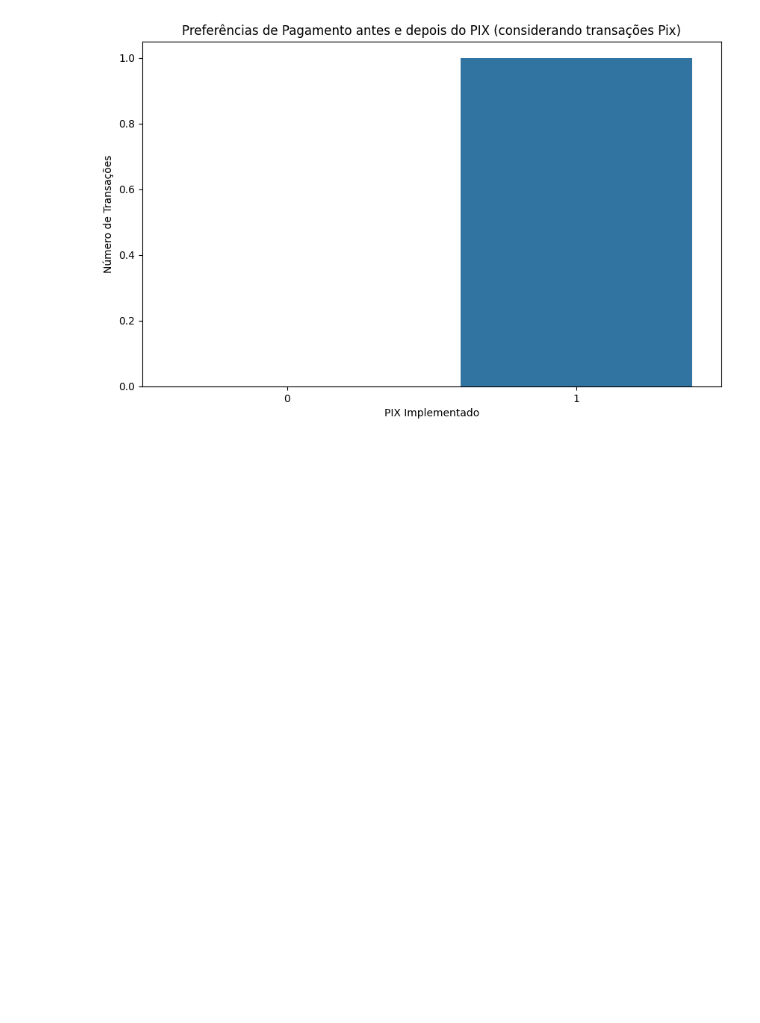
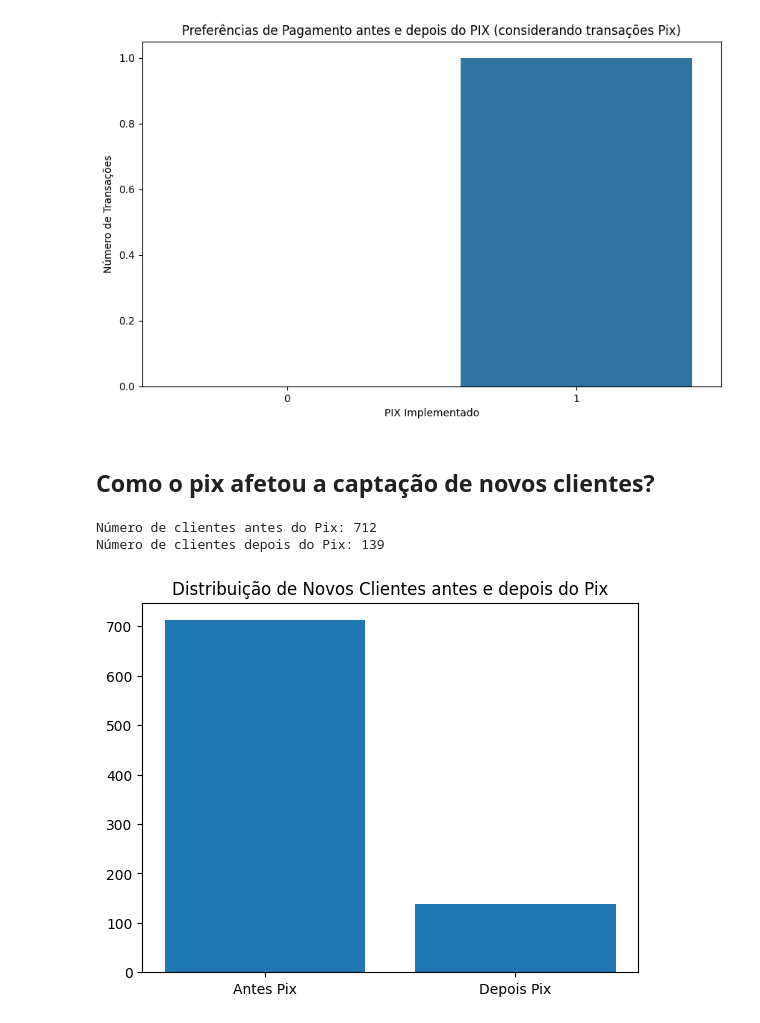
Before and after one commit to valdenio458/analista-de-dados-desafio-Indicium, a Jupyter notebook: perguntas_de_negocio.ipynb, the cells around one changed output. Cells and saved outputs as stored; diff of their text form; code cells hidden in the pictures; blank space fills up the shorter version.

```diff
--- a/perguntas_de_negocio.ipynb
+++ b/perguntas_de_negocio.ipynb
@@ -14,6 +14,9 @@ transacoes_df = pd.read_csv('/content/transacoes.csv')
 # %%
 # Carregar dados do arquivo 'agencias'
 agencias_df = pd.read_csv('/content/agencias.csv')
+# %%
+# Carregar dados do arquivo 'clientes'
+clientes_df = pd.read_csv('/content/clientes.csv')
 # %% [markdown]
 ### Calcular o volume médio de transações por agência
 # %%
@@ -206,3 +209,35 @@ The `ci` parameter is deprecated. Use `errorbar=None` for the same effect.
 
   sns.barplot(data=contagem_forma_pagamento, x='pix_implantado', y=contagem_forma_pagamento.index, ci=None)
 [figure]
+# %% [markdown]
+## Como o pix afetou a captação de novos clientes?
+# %%
+transacoes_pix = transacoes_df[transacoes_df['nome_transacao'].str.contains('Pix', case=False)]
+# %%
+# Unindo DataFrames de Transações, Contas e Clientes
+transacoes_contas_clientes = pd.merge(transacoes_pix, contas_df, on='num_conta')
+clientes_df = pd.merge(transacoes_contas_clientes, clientes_df, on='cod_cliente')
+# %%
+# 3. Analisando a Captação de Novos Clientes
+clientes_antes_pix = clientes_df[clientes_df['data_inclusao'] < '2022-01-01']
+clientes_depois_pix = clientes_df[clientes_df['data_inclusao'] >= '2022-01-01']
+
+novos_clientes_antes_pix = len(clientes_antes_pix['cod_cliente'].unique())
+novos_clientes_depois_pix = len(clientes_depois_pix['cod_cliente'].unique())
+
+aumento_novos_clientes = novos_clientes_depois_pix - novos_clientes_antes_pix
+
+
+# Imprima alguns dados intermediários para verificar
+print("Número de clientes antes do Pix:", novos_clientes_antes_pix)
+print("Número de clientes depois do Pix:", novos_clientes_depois_pix)
+# %% [output]
+Número de clientes antes do Pix: 712
+Número de clientes depois do Pix: 139
+# %%
+# Visualização de Dados
+plt.bar(['Antes Pix', 'Depois Pix'], [novos_clientes_antes_pix, novos_clientes_depois_pix])
+plt.title('Distribuição de Novos Clientes antes e depois do Pix')
+plt.show()
+# %% [output]
+[figure, added]
```
